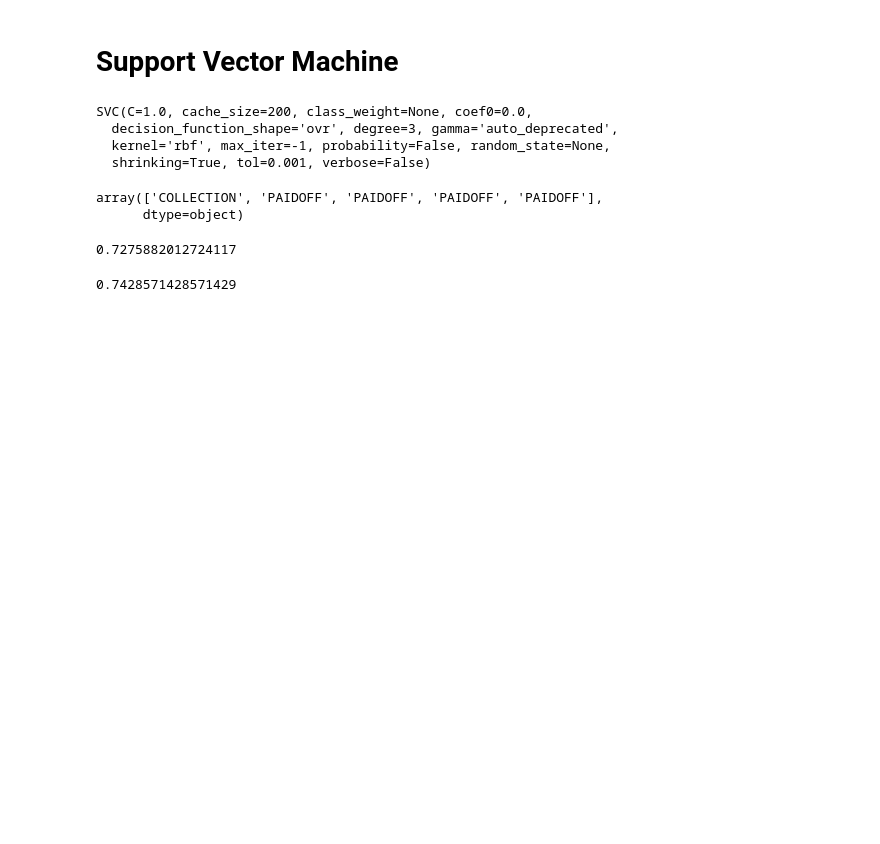
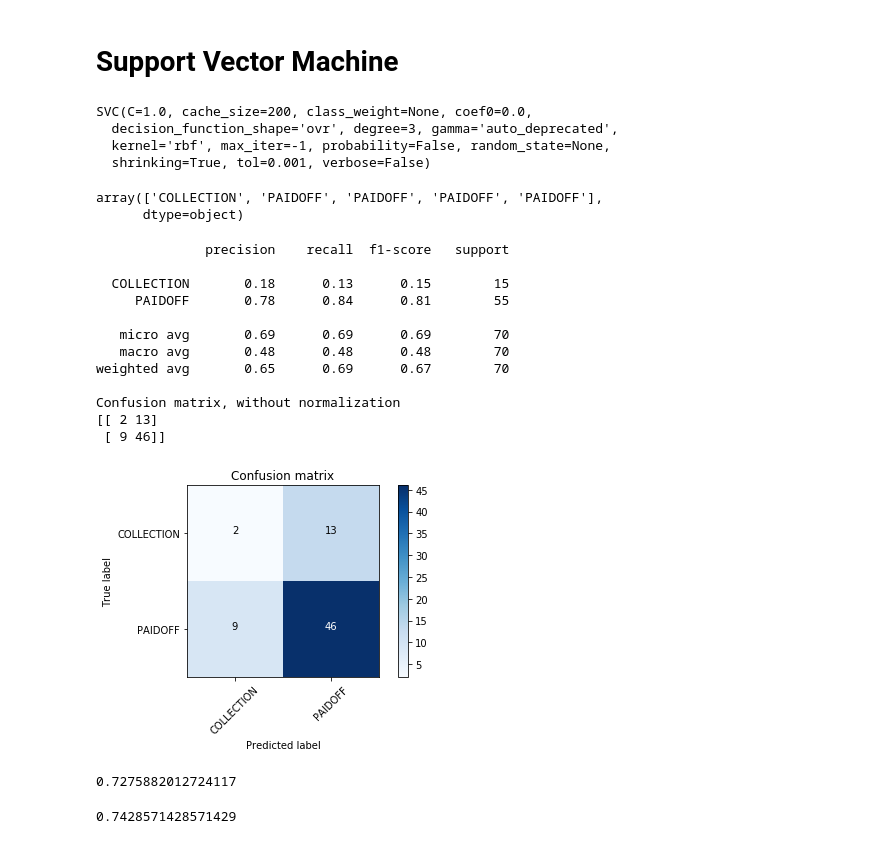
Before and after one commit to rohanmrb/Coursera-IBM-ML, a Jupyter notebook: ML using py.ipynb, the cells around one changed output. Drawn from its saved outputs; the diff is of its cells as text; code cells hidden in the pictures; blank space fills up the shorter version.

```diff
--- a/ML using py.ipynb
+++ b/ML using py.ipynb
@@ -428,6 +524,29 @@ def plot_confusion_matrix(cm, classes,
     plt.tight_layout()
     plt.ylabel('True label')
     plt.xlabel('Predicted label')
+# %%
+cnf_matrix = confusion_matrix(y_test, yhat, labels=['COLLECTION','PAIDOFF'])
+np.set_printoptions(precision=2)
+
+print (classification_report(y_test, yhat))
+
+# Plot non-normalized confusion matrix
+plt.figure()
+plot_confusion_matrix(cnf_matrix, classes=['COLLECTION','PAIDOFF'],normalize= False,  title='Confusion matrix')
+# %% [output]
+              precision    recall  f1-score   support
+
+  COLLECTION       0.18      0.13      0.15        15
+     PAIDOFF       0.78      0.84      0.81        55
+
+   micro avg       0.69      0.69      0.69        70
+   macro avg       0.48      0.48      0.48        70
+weighted avg       0.65      0.69      0.67        70
+
+Confusion matrix, without normalization
+[[ 2 13]
+ [ 9 46]]
+[figure, added]
 # %%
 from sklearn.metrics import f1_score
 f1_score(y_test, yhat, average='weighted')
```
Also changed, not shown: parts of 25 cells of this notebook.
